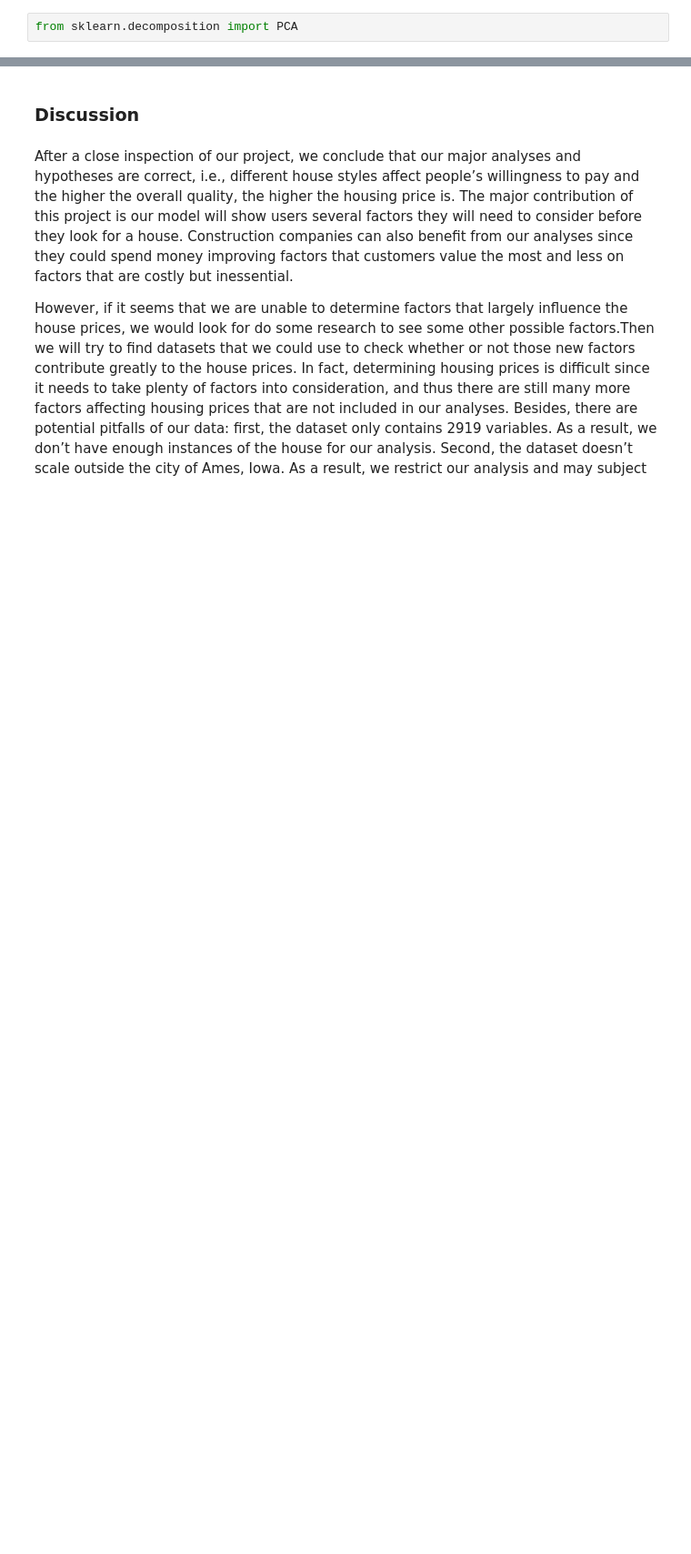
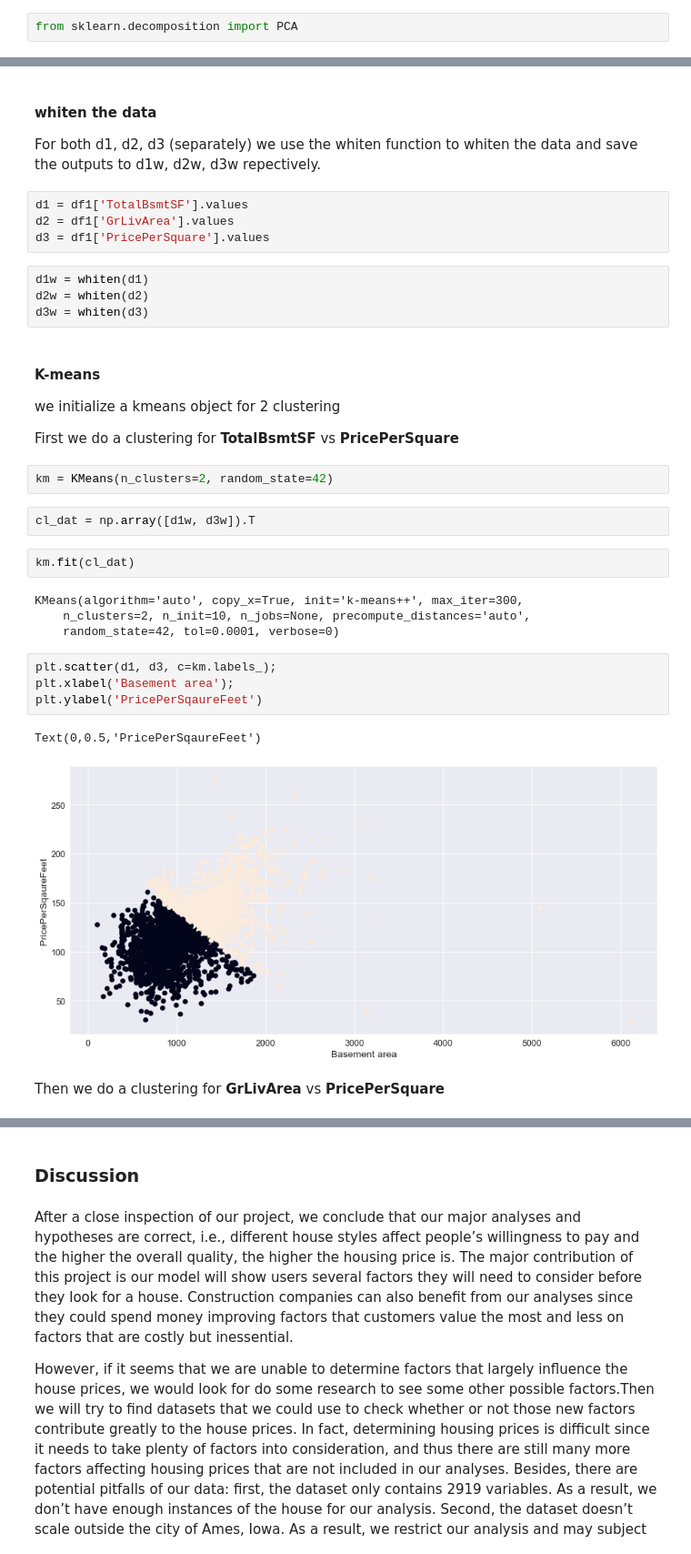
Before and after one commit to muh005/Housing-Price-Analysis, a Jupyter notebook: FinalProject.ipynb, the cells around one changed output, grey strips where cells are left out. Shown at 91% size. Drawn from its saved outputs; the diff is of its cells as text; blank space fills up the shorter version.

```diff
--- a/FinalProject.ipynb
+++ b/FinalProject.ipynb
@@ -712,0 +742,37 @@ from sklearn.decomposition import PCA
+# %% [markdown]
+#### whiten the data
+
+For both d1, d2, d3 (separately) we use the whiten function to whiten the data and save the outputs to d1w, d2w, d3w repectively.
+# %%
+d1 = df1['TotalBsmtSF'].values
+d2 = df1['GrLivArea'].values
+d3 = df1['PricePerSquare'].values
+# %%
+d1w = whiten(d1)
+d2w = whiten(d2)
+d3w = whiten(d3)
+# %% [markdown]
+#### K-means
+
+we initialize a kmeans object for 2 clustering
+
+First we do a clustering for **TotalBsmtSF** vs **PricePerSquare**
+# %%
+km = KMeans(n_clusters=2, random_state=42)
+# %%
+cl_dat = np.array([d1w, d3w]).T
+# %%
+km.fit(cl_dat)
+# %% [output]
+KMeans(algorithm='auto', copy_x=True, init='k-means++', max_iter=300,
+    n_clusters=2, n_init=10, n_jobs=None, precompute_distances='auto',
+    random_state=42, tol=0.0001, verbose=0)
+# %%
+plt.scatter(d1, d3, c=km.labels_);
+plt.xlabel('Basement area');
+plt.ylabel('PricePerSqaureFeet')
+# %% [output]
+Text(0,0.5,'PricePerSqaureFeet')
+[figure, added]
+# %% [markdown]
+Then we do a clustering for **GrLivArea** vs **PricePerSquare**
```
Also changed, not shown: parts of 23 cells of this notebook.
